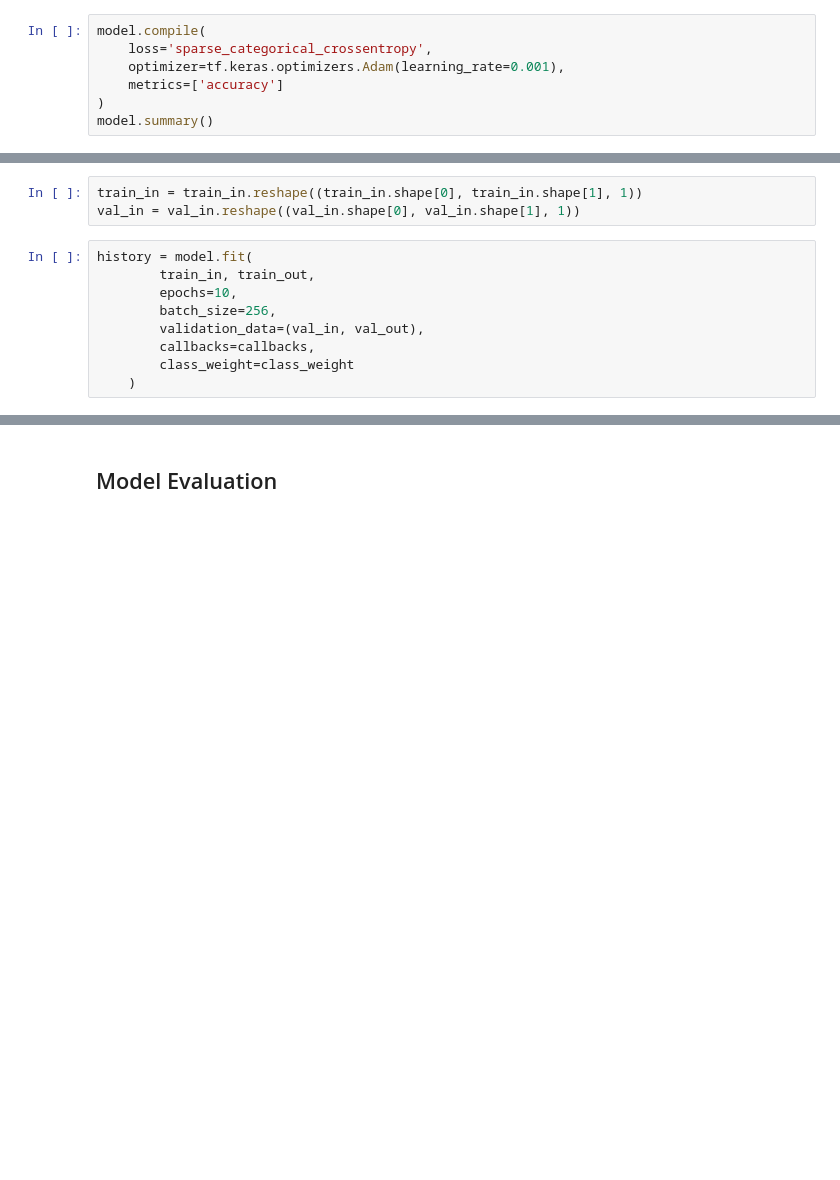
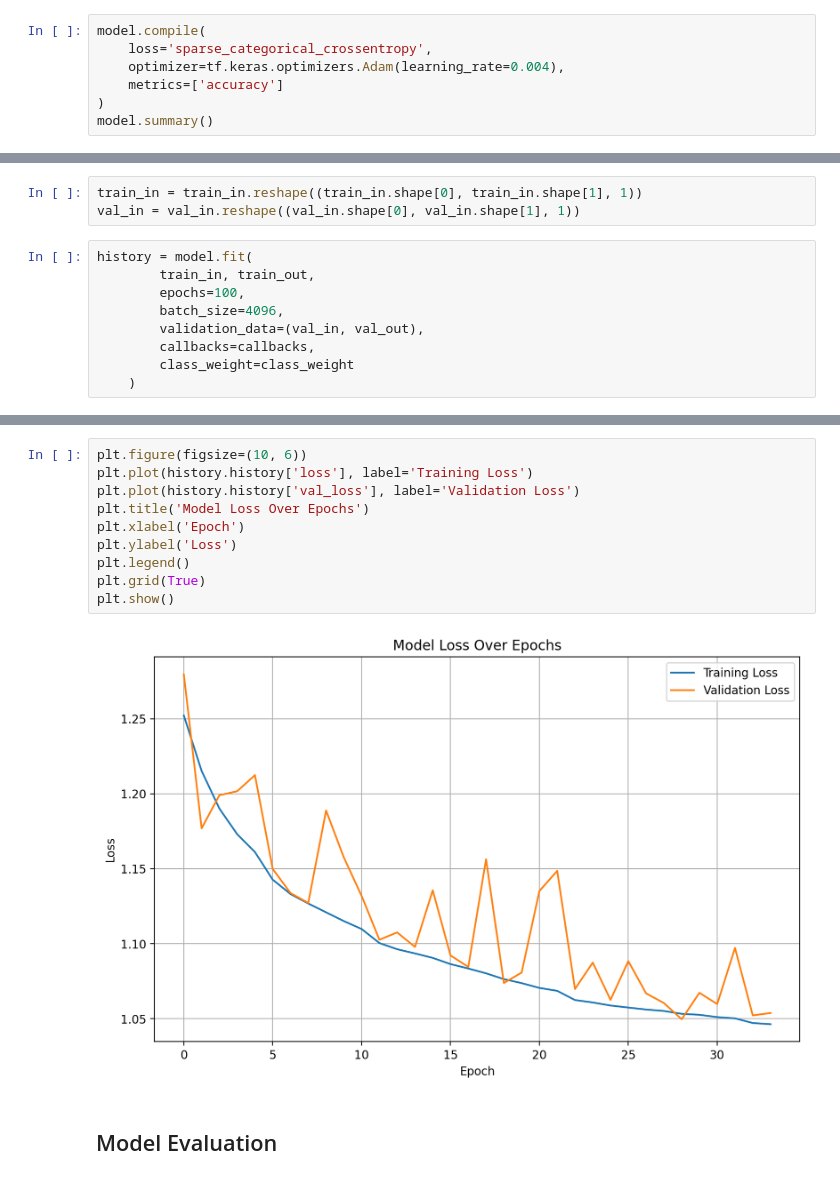
Before and after one commit to webJdi/music-classification, a Jupyter notebook: Music-composer-classification.ipynb, the cells around one changed output, grey strips where cells are left out. Drawn from its saved outputs; the diff is of its cells as text; blank space fills up the shorter version.

```diff
--- a/Music-composer-classification.ipynb
+++ b/Music-composer-classification.ipynb
@@ -421,7 +445,7 @@ optimizer = RMSprop(learning_rate=0.001)
 # %%
 model.compile(
     loss='sparse_categorical_crossentropy',
-    optimizer=tf.keras.optimizers.Adam(learning_rate=0.001),
+    optimizer=tf.keras.optimizers.Adam(learning_rate=0.004),
     metrics=['accuracy']
 )
 model.summary()
@@ -473,8 +497,8 @@ val_in = val_in.reshape((val_in.shape[0], val_in.shape[1], 1))
 # %%
 history = model.fit(
         train_in, train_out,
-        epochs=10,
-        batch_size=256,
+        epochs=100,
+        batch_size=4096,
         validation_data=(val_in, val_out),
         callbacks=callbacks,
         class_weight=class_weight
@@ -503,3 +526,15 @@ Epoch 10/10
+# %%
+plt.figure(figsize=(10, 6))
+plt.plot(history.history['loss'], label='Training Loss')
+plt.plot(history.history['val_loss'], label='Validation Loss')
+plt.title('Model Loss Over Epochs')
+plt.xlabel('Epoch')
+plt.ylabel('Loss')
+plt.legend()
+plt.grid(True)
+plt.show()
+# %% [output]
+[figure, added]
 # %% [markdown]
 ## Model Evaluation
 # %%
```
Also changed, not shown: parts of 24 cells of this notebook.
